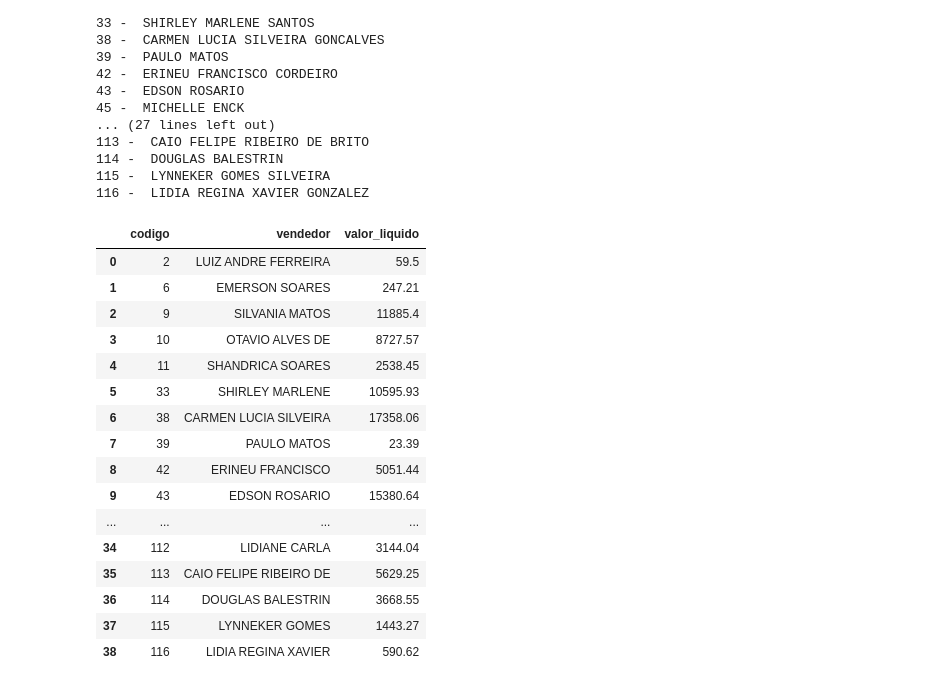
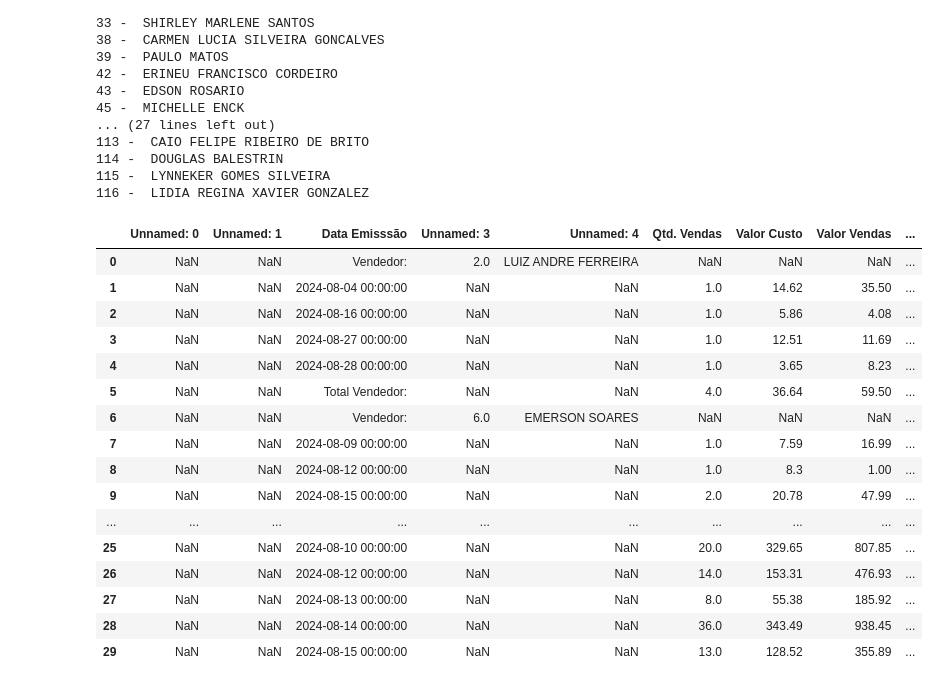
Before and after one commit to emersonsoaressc/spx, a Jupyter notebook: project_estoque.ipynb, the cells around one changed output. Cells and saved outputs as stored; diff of their text form; code cells hidden in the pictures.

```diff
--- a/project_estoque.ipynb
+++ b/project_estoque.ipynb
@@ -65,24 +65,24 @@ for i in a:
 116 -  LIDIA REGINA XAVIER GONZALEZ
 # %%
 #vendas genericos/similares
-df_gensim = pd.read_excel('planilhas/vendas/vendedores/vendas_genericos_similares.xls', header=9,usecols=('C,D,H'))[0:-2]
-df_gensim = df_gensim.set_axis(['codigo','vendedor','valor_liquido'],axis=1)
-df_gensim
+df_gensim = pd.read_excel('planilhas/vendas/vendedores/vendas_genericos_similares.xls', header=9)
+#df_gensim = df_gensim.set_axis(['codigo','vendedor','valor_liquido'],axis=1)
+df_gensim.head(30)
 # %% [output]
-|  | codigo | vendedor | valor_liquido |
-| 0 | 2 | LUIZ ANDRE FERREIRA | 59.5 |
-| 1 | 6 | EMERSON SOARES | 247.21 |
-| 2 | 9 | SILVANIA MATOS | 11885.4 |
-| 3 | 10 | OTAVIO ALVES DE | 8727.57 |
-| 4 | 11 | SHANDRICA SOARES | 2538.45 |
-| 5 | 33 | SHIRLEY MARLENE | 10595.93 |
-| 6 | 38 | CARMEN LUCIA SILVEIRA | 17358.06 |
-| 7 | 39 | PAULO MATOS | 23.39 |
-| 8 | 42 | ERINEU FRANCISCO | 5051.44 |
-| 9 | 43 | EDSON ROSARIO | 15380.64 |
-| ... | ... | ... | ... |
-| 34 | 112 | LIDIANE CARLA | 3144.04 |
-| 35 | 113 | CAIO FELIPE RIBEIRO DE | 5629.25 |
-| 36 | 114 | DOUGLAS BALESTRIN | 3668.55 |
-| 37 | 115 | LYNNEKER GOMES | 1443.27 |
-| 38 | 116 | LIDIA REGINA XAVIER | 590.62 |
+|  | Unnamed: 0 | Unnamed: 1 | Data Emisssão | Unnamed: 3 | Unnamed: 4 | Qtd. Vendas | Valor Custo | Valor Vendas | ... |
+| 0 | NaN | NaN | Vendedor: | 2.0 | LUIZ ANDRE FERREIRA | NaN | NaN | NaN | ... |
+| 1 | NaN | NaN | 2024-08-04 00:00:00 | NaN | NaN | 1.0 | 14.62 | 35.50 | ... |
+| 2 | NaN | NaN | 2024-08-16 00:00:00 | NaN | NaN | 1.0 | 5.86 | 4.08 | ... |
+| 3 | NaN | NaN | 2024-08-27 00:00:00 | NaN | NaN | 1.0 | 12.51 | 11.69 | ... |
+| 4 | NaN | NaN | 2024-08-28 00:00:00 | NaN | NaN | 1.0 | 3.65 | 8.23 | ... |
+| 5 | NaN | NaN | Total Vendedor: | NaN | NaN | 4.0 | 36.64 | 59.50 | ... |
+| 6 | NaN | NaN | Vendedor: | 6.0 | EMERSON SOARES | NaN | NaN | NaN | ... |
+| 7 | NaN | NaN | 2024-08-09 00:00:00 | NaN | NaN | 1.0 | 7.59 | 16.99 | ... |
+| 8 | NaN | NaN | 2024-08-12 00:00:00 | NaN | NaN | 1.0 | 8.3 | 1.00 | ... |
+| 9 | NaN | NaN | 2024-08-15 00:00:00 | NaN | NaN | 2.0 | 20.78 | 47.99 | ... |
+| ... | ... | ... | ... | ... | ... | ... | ... | ... | ... |
+| 25 | NaN | NaN | 2024-08-10 00:00:00 | NaN | NaN | 20.0 | 329.65 | 807.85 | ... |
+| 26 | NaN | NaN | 2024-08-12 00:00:00 | NaN | NaN | 14.0 | 153.31 | 476.93 | ... |
+| 27 | NaN | NaN | 2024-08-13 00:00:00 | NaN | NaN | 8.0 | 55.38 | 185.92 | ... |
+| 28 | NaN | NaN | 2024-08-14 00:00:00 | NaN | NaN | 36.0 | 343.49 | 938.45 | ... |
+| 29 | NaN | NaN | 2024-08-15 00:00:00 | NaN | NaN | 13.0 | 128.52 | 355.89 | ... |
```
Also changed, not shown: parts of 2 cells of this notebook, 10 other files.
